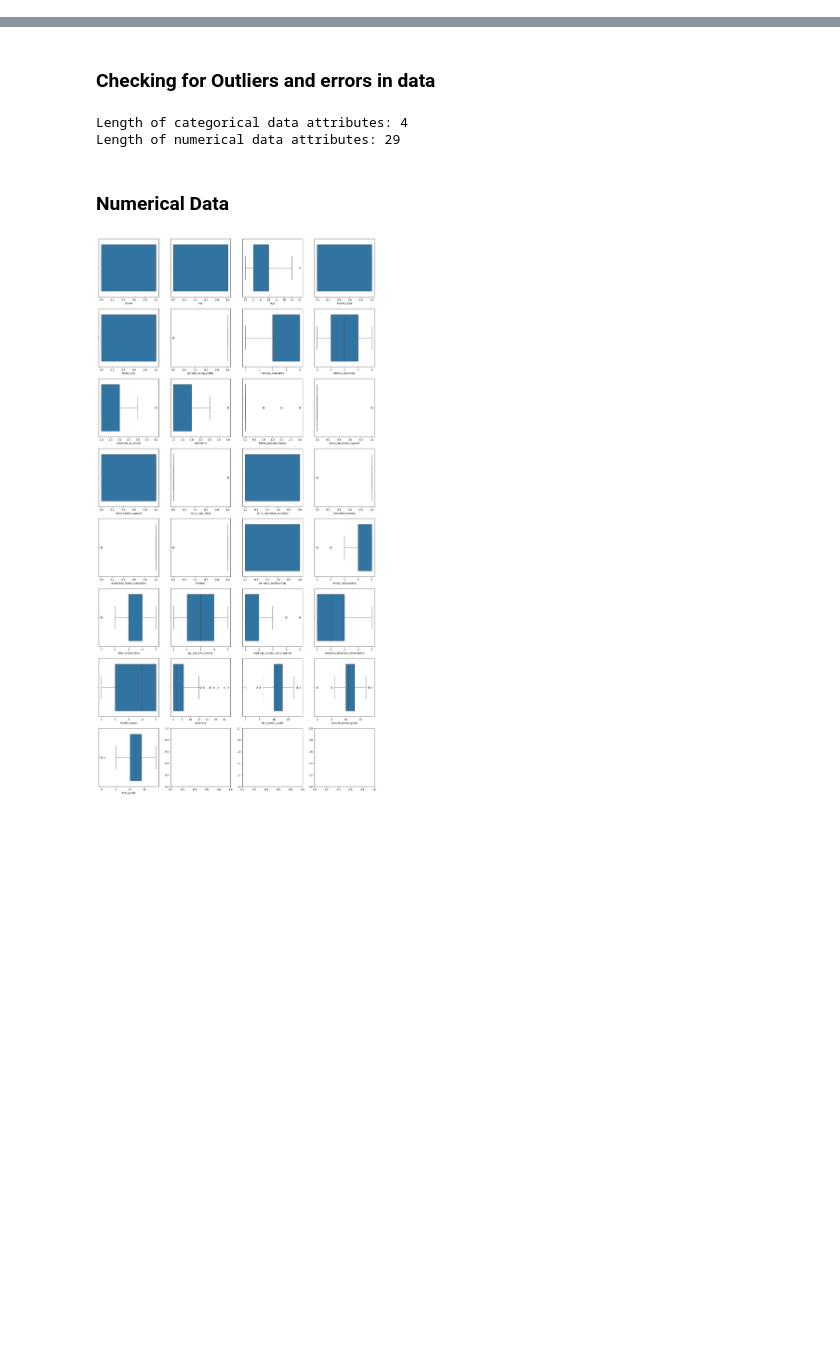
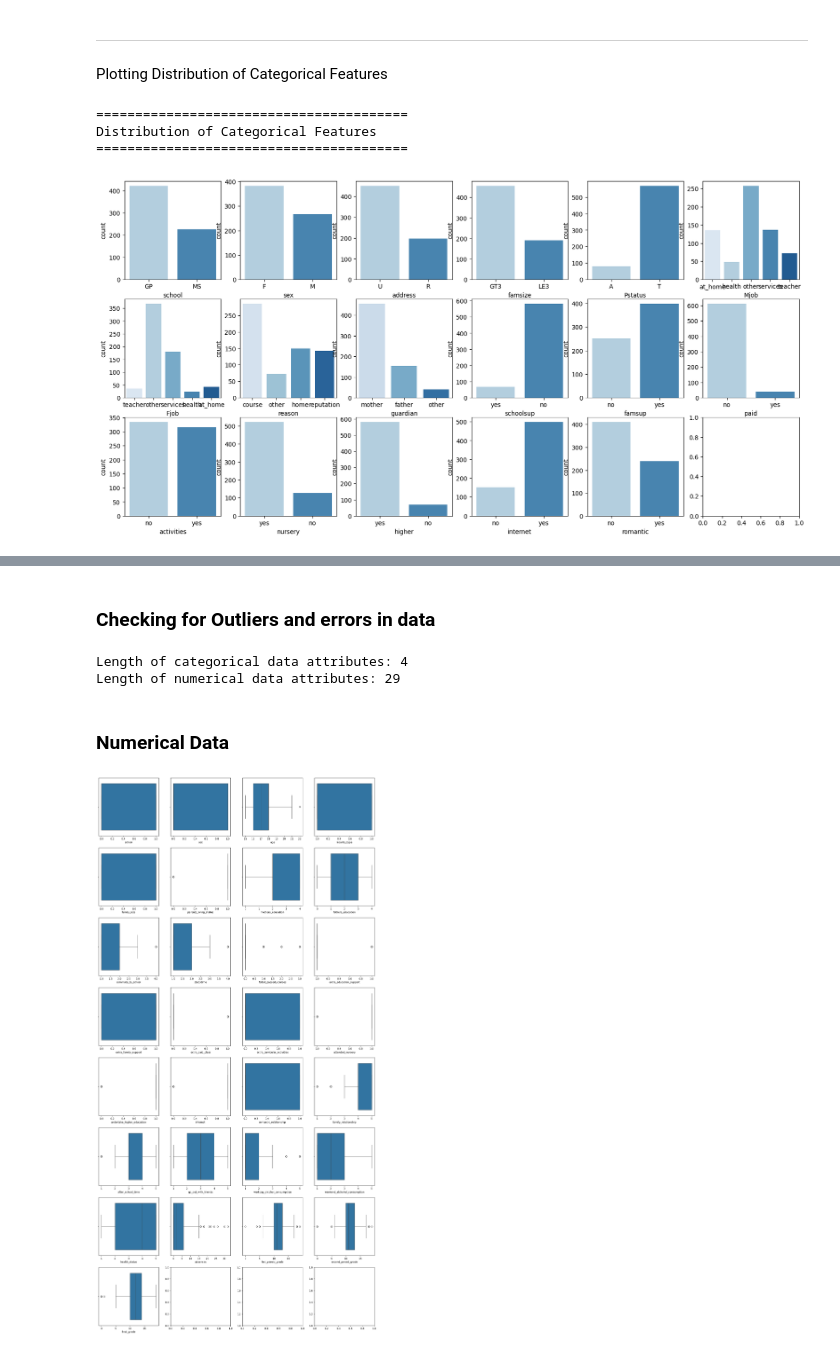
Before and after one commit to AdiBoye/machine_learning_capstone_project, a Jupyter notebook: src/Machine_Learning_Group.ipynb, the cells around one changed output, grey strips where cells are left out. Drawn from its saved outputs; the diff is of its cells as text; code cells hidden in the pictures; blank space fills up the shorter version.

```diff
--- a/src/Machine_Learning_Group.ipynb
+++ b/src/Machine_Learning_Group.ipynb
@@ -260,0 +353,20 @@ plt.show()
+# %% [markdown]
+---
+Plotting Distribution of Categorical Features
+# %%
+print("="*40)
+print("Distribution of Categorical Features")
+print("="*40)
+
+#Plots Categorical features using Barcharts
+fig, ax = plt.subplots((len(categorical_features) // 6) + 1,6, figsize=(20,10))
+for i in range(len(categorical_features)):
+  c_axes = ax.flat[i]
+  sns.countplot(data=data, x=categorical_features[i], ax=c_axes, hue= categorical_features[i], palette='Blues')
+
+plt.show()
+# %% [output]
+========================================
+Distribution of Categorical Features
+========================================
+[figure, added]
```
Also changed, not shown: parts of 46 cells of this notebook, 2 other files.
